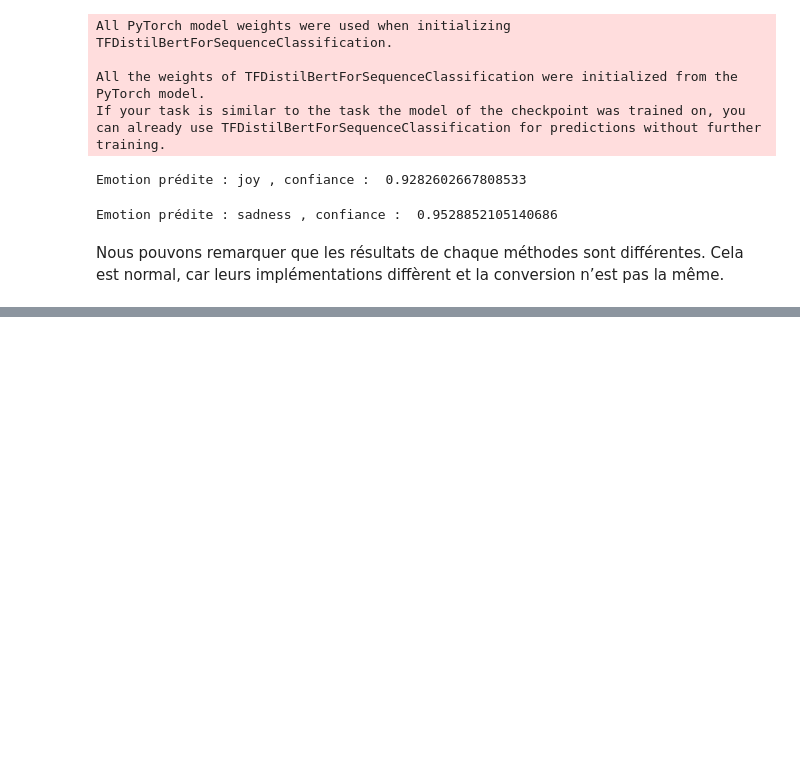
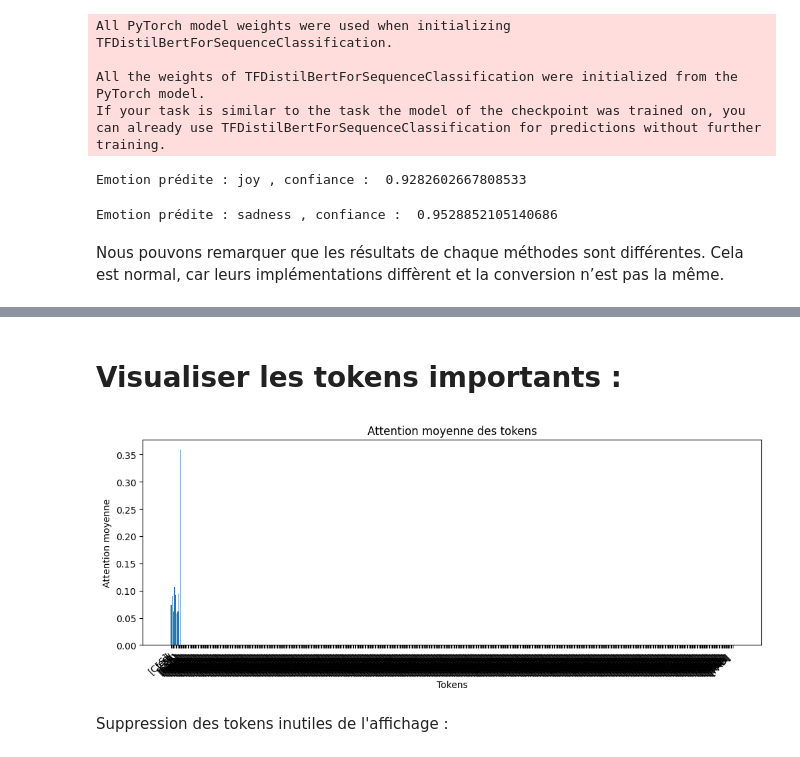
Before and after one commit to longuetbriandavid/AnalyseDeSentimentsSurDesTweets, a Jupyter notebook: Analyse_de_sentiments.ipynb, the cells around one changed output, grey strips where cells are left out. Saved outputs shown, nothing was run; the diff lists cells and outputs as text; code cells hidden in the pictures; blank space fills up the shorter version.

```diff
--- a/Analyse_de_sentiments.ipynb
+++ b/Analyse_de_sentiments.ipynb
@@ -344,0 +387,2 @@ Nous pouvons remarquer que les résultats de chaque méthodes sont différentes.
+# %% [markdown]
+# Visualiser les tokens importants :
@@ -344,0 +392,34 @@ Nous pouvons remarquer que les résultats de chaque méthodes sont différentes.
+# %%
+# Récupération des attentions du modèle
+text = "I feel so sad..."
+inputs = tokenizer(text, return_tensors="pt", padding="max_length", truncation=True)
+
+# Envoi sur le même device que le modèle pour éviter l'érreur
+device = torch.device("cuda" if torch.cuda.is_available() else "cpu")
+model.to(device)
+inputs = {k: v.to(model.device) for k, v in inputs.items()}
+
+outputs = model(**inputs, output_attentions=True)
+attentions = outputs.attentions
+# %%
+# Moyenne des têtes d'attention et extraction
+last_attention = attentions[-1]
+mean_attention = torch.mean(last_attention, dim=1)[0]
+# %%
+# Attention moyenne **pour chaque token par rapport à tous les autres**
+attention_scores = mean_attention.mean(dim=0).detach().cpu().numpy()
+# %%
+tokens = tokenizer.convert_ids_to_tokens(inputs["input_ids"][0])
+# %%
+# Affichage graphique des tokens importants
+plt.figure(figsize=(12, 4))
+plt.bar(range(len(tokens)), attention_scores)
+plt.xticks(range(len(tokens)), tokens, rotation=45, ha="right")
+plt.xlabel("Tokens")
+plt.ylabel("Attention moyenne")
+plt.title("Attention moyenne des tokens")
+plt.show()
+# %% [output]
+[figure, added]
+# %% [markdown]
+Suppression des tokens inutiles de l'affichage :
```
Also changed, not shown: parts of 17 cells of this notebook.
